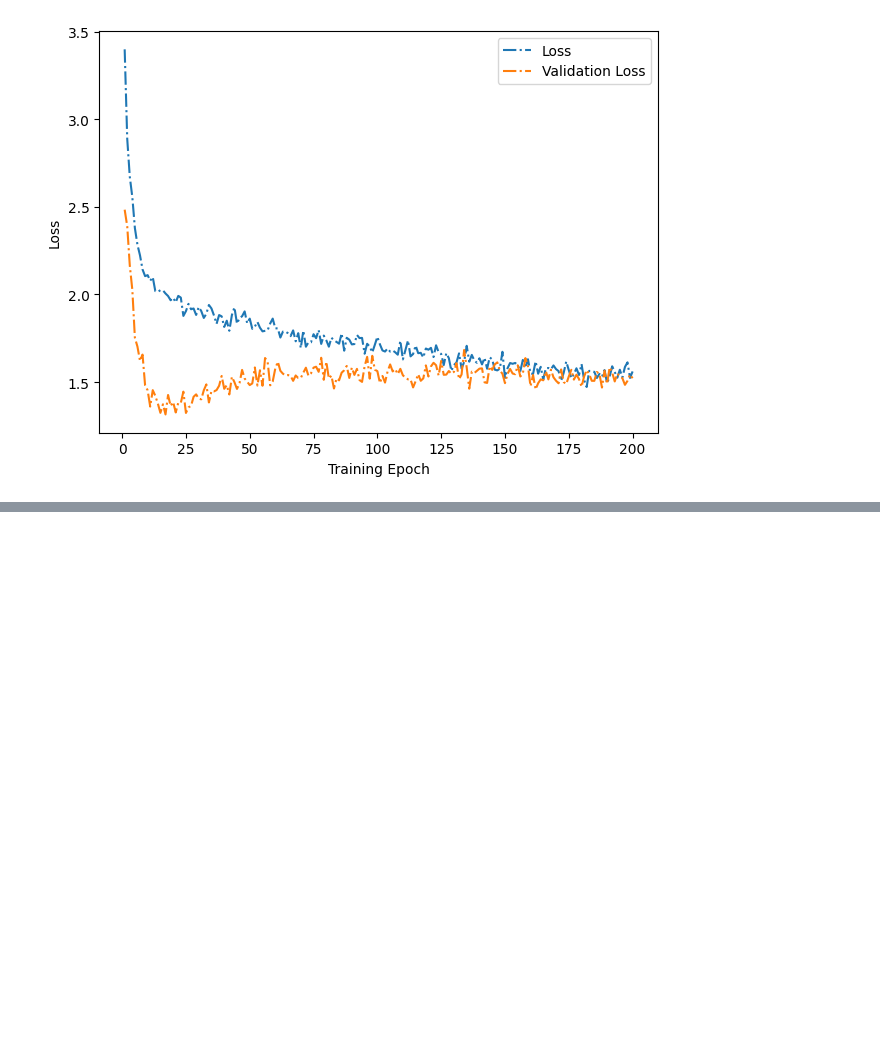
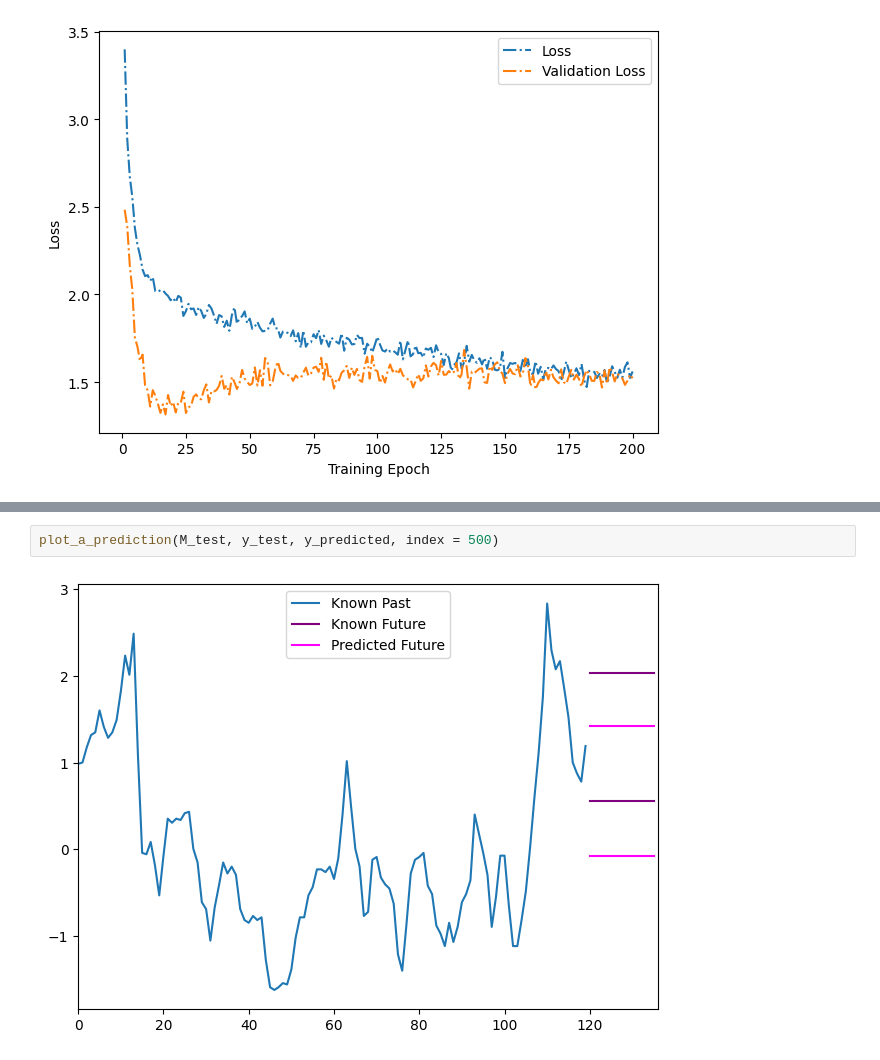
Before and after one commit to badassdatascience/badass-data-science, a Jupyter notebook: badassdatascience/forecasting/deep_learning/review-training-results.ipynb, the cells around one changed output, grey strips where cells are left out. Saved outputs shown, nothing was run; the diff lists cells and outputs as text; blank space fills up the shorter version.

```diff
--- a/badassdatascience/forecasting/deep_learning/review-training-results.ipynb
+++ b/badassdatascience/forecasting/deep_learning/review-training-results.ipynb
@@ -28,0 +140,4 @@ plot_basic_loss(history)
+# %%
+plot_a_prediction(M_test, y_test, y_predicted, index = 500)
+# %% [output]
+[figure, added]
```
Also changed, not shown: parts of 13 cells of this notebook, 1 other file.
